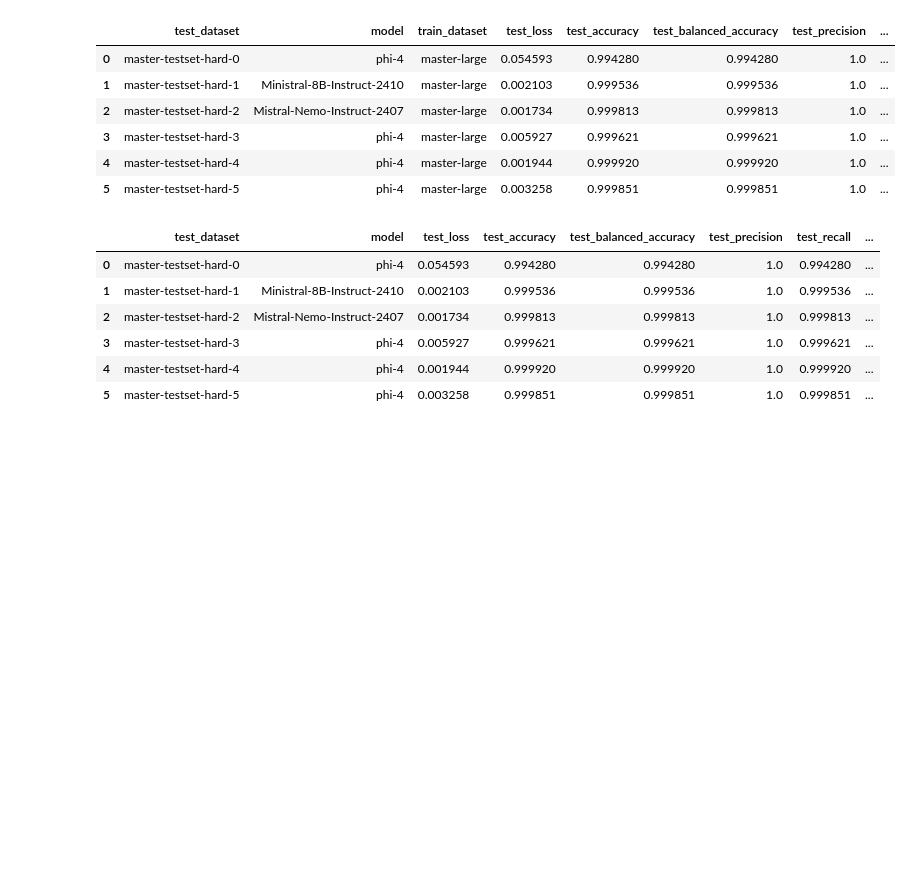
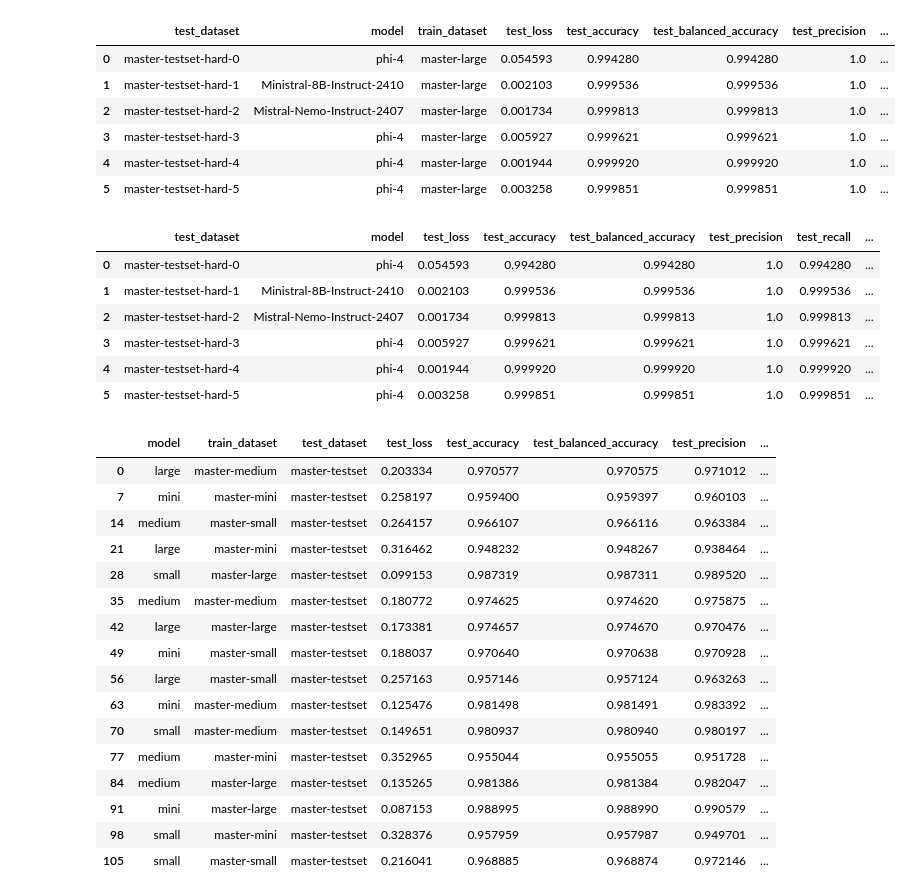
Before and after one commit to Michal1337/GenTextDetect, a Jupyter notebook: logs/plots.ipynb, the cells around one changed output. Drawn from its saved outputs; the diff is of its cells as text; code cells hidden in the pictures; blank space fills up the shorter version.

```diff
--- a/logs/plots.ipynb
+++ b/logs/plots.ipynb
@@ -53,0 +60,20 @@ final[["test_dataset","model", "test_loss", "test_accuracy", "test_balanced_accu
+# %%
+df_b
+# %% [output]
+|  | model | train_dataset | test_dataset | test_loss | test_accuracy | test_balanced_accuracy | test_precision | ... |
+| 0 | large | master-medium | master-testset | 0.203334 | 0.970577 | 0.970575 | 0.971012 | ... |
+| 7 | mini | master-mini | master-testset | 0.258197 | 0.959400 | 0.959397 | 0.960103 | ... |
+| 14 | medium | master-small | master-testset | 0.264157 | 0.966107 | 0.966116 | 0.963384 | ... |
+| 21 | large | master-mini | master-testset | 0.316462 | 0.948232 | 0.948267 | 0.938464 | ... |
+| 28 | small | master-large | master-testset | 0.099153 | 0.987319 | 0.987311 | 0.989520 | ... |
+| 35 | medium | master-medium | master-testset | 0.180772 | 0.974625 | 0.974620 | 0.975875 | ... |
+| 42 | large | master-large | master-testset | 0.173381 | 0.974657 | 0.974670 | 0.970476 | ... |
+| 49 | mini | master-small | master-testset | 0.188037 | 0.970640 | 0.970638 | 0.970928 | ... |
+| 56 | large | master-small | master-testset | 0.257163 | 0.957146 | 0.957124 | 0.963263 | ... |
+| 63 | mini | master-medium | master-testset | 0.125476 | 0.981498 | 0.981491 | 0.983392 | ... |
+| 70 | small | master-medium | master-testset | 0.149651 | 0.980937 | 0.980940 | 0.980197 | ... |
+| 77 | medium | master-mini | master-testset | 0.352965 | 0.955044 | 0.955055 | 0.951728 | ... |
+| 84 | medium | master-large | master-testset | 0.135265 | 0.981386 | 0.981384 | 0.982047 | ... |
+| 91 | mini | master-large | master-testset | 0.087153 | 0.988995 | 0.988990 | 0.990579 | ... |
+| 98 | small | master-mini | master-testset | 0.328376 | 0.957959 | 0.957987 | 0.949701 | ... |
+| 105 | small | master-small | master-testset | 0.216041 | 0.968885 | 0.968874 | 0.972146 | ... |
```
Also changed, not shown: parts of 5 cells of this notebook, 6 other files.
